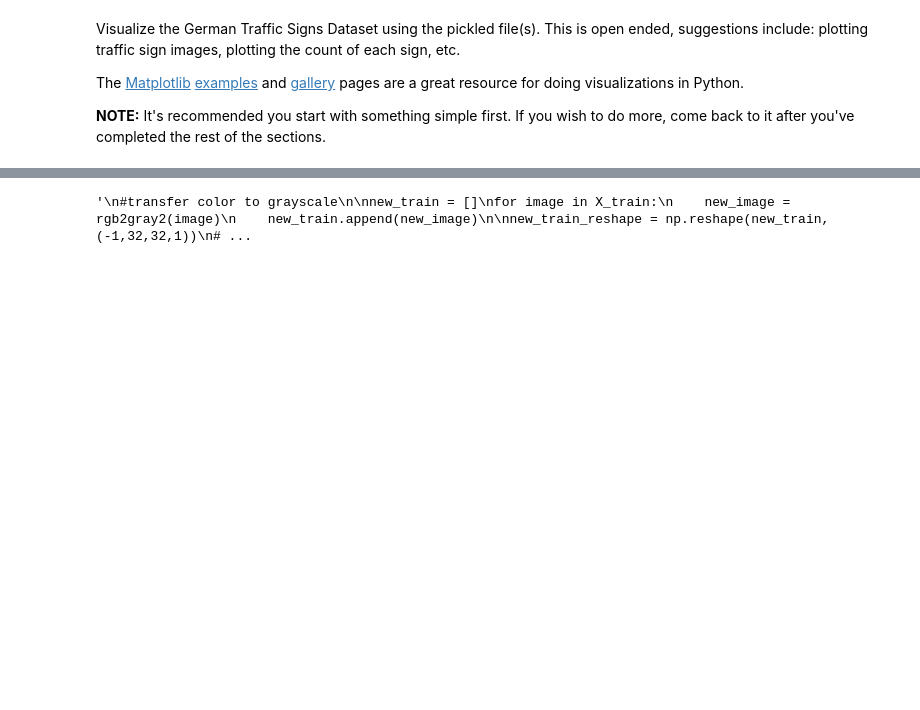
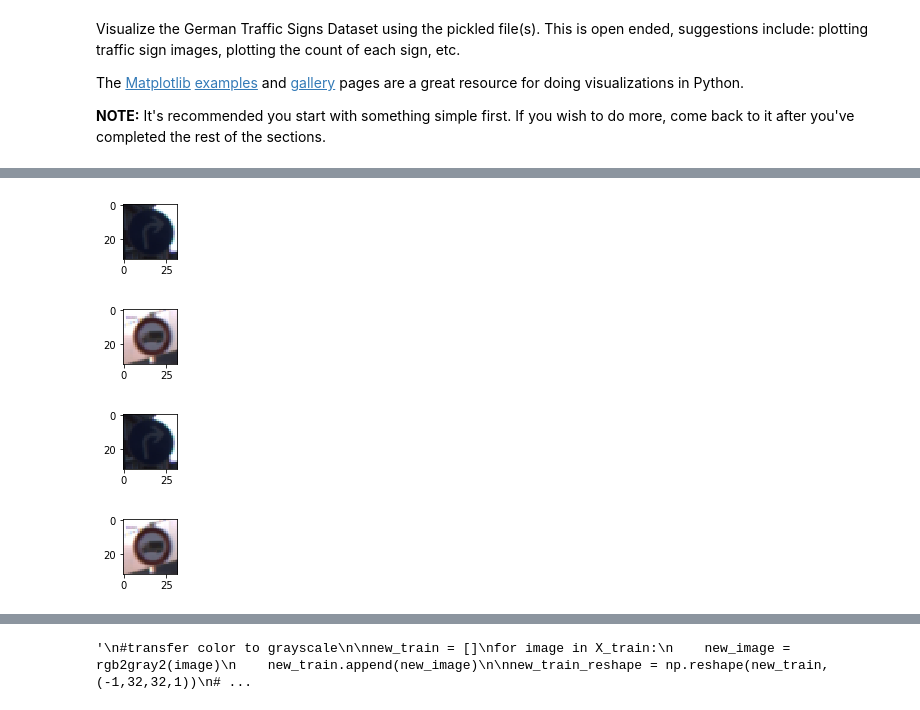
Before and after one commit to bryan0806/Udacity-CarND-Traffic-Sign-Classifier-Project, a Jupyter notebook: Traffic_Sign_Classifier.ipynb, the cells around one changed output, grey strips where cells are left out. Cells and saved outputs as stored; diff of their text form; code cells hidden in the pictures; blank space fills up the shorter version.

```diff
--- a/Traffic_Sign_Classifier.ipynb
+++ b/Traffic_Sign_Classifier.ipynb
@@ -25,9 +25,9 @@ import pickle
 import pandas as pd
 # TODO: Fill this in based on where you saved the training and testing data
 
-training_file = "traffic-signs-data/train.p"
-validation_file= "traffic-signs-data/valid.p"
-testing_file = "traffic-signs-data/test.p"
+training_file = "train.p"
+validation_file= "valid.p"
+testing_file = "test.p"
 
 with open(training_file, mode='rb') as f:
     train = pickle.load(f)
@@ -131,14 +131,51 @@ the length of x train is  34799
-# %%
-#Normalize RGB number
-def color_normalize(image):
-    index_loop = 0
-    for i in image:
-        i[index_loop][0]=(i[index_loop][0])/255
-        i[index_loop][1]=(i[index_loop][1])/255
-        i[index_loop][2]=(i[index_loop][2])/255
-        index_loop += 1
-
-    #plt.figure(figsize=(1,1))
-    #plt.imshow(image)
-    #print(y_train[index])
-    return image
+# %%
+
+#Normalize RGB number
+def color_normalize(rgb):
+
+    norm=np.zeros((32,32,3),np.float32)
+    norm_rgb=np.zeros((32,32,3),np.uint8)
+
+    b=rgb[:,:,0]
+    g=rgb[:,:,1]
+    r=rgb[:,:,2]
+
+    sum=b+g+r
+
+    norm[:,:,0]=b/255.0
+    norm[:,:,1]=g/255.0
+    norm[:,:,2]=r/255.0
+
+    #norm_rgb=cv2.convertScaleAbs(norm)
+    return norm
+
+
+index = random.randint(0, len(X_valid))
+index2 = random.randint(0, len(X_valid))
+
+image = X_valid[index]
+image2 = X_valid[index2]
+
+plt.figure(figsize=(1,1))
+plt.imshow(image)
+
+plt.figure(figsize=(1,1))
+plt.imshow(image2)
+
+image = color_normalize(image)
+image2 = color_normalize(image2)
+
+plt.figure(figsize=(1,1))
+plt.imshow(image)
+print(y_train[index])
+
+plt.figure(figsize=(1,1))
+plt.imshow(image2)
+print(y_train[index2])
+
+print(image)
+print()
+print()
+print()
+print(image2)
+# %% [output]
@@ -145,3 +199,7 @@ def color_normalize(image):
+[figure, added]
+[figure, added]
+[figure, added]
+[figure, added]
 # %%
 #data argumenting
 def augment_brightness_camera_images(image):
```
Also changed, not shown: parts of 8 cells of this notebook, 3 other files.
